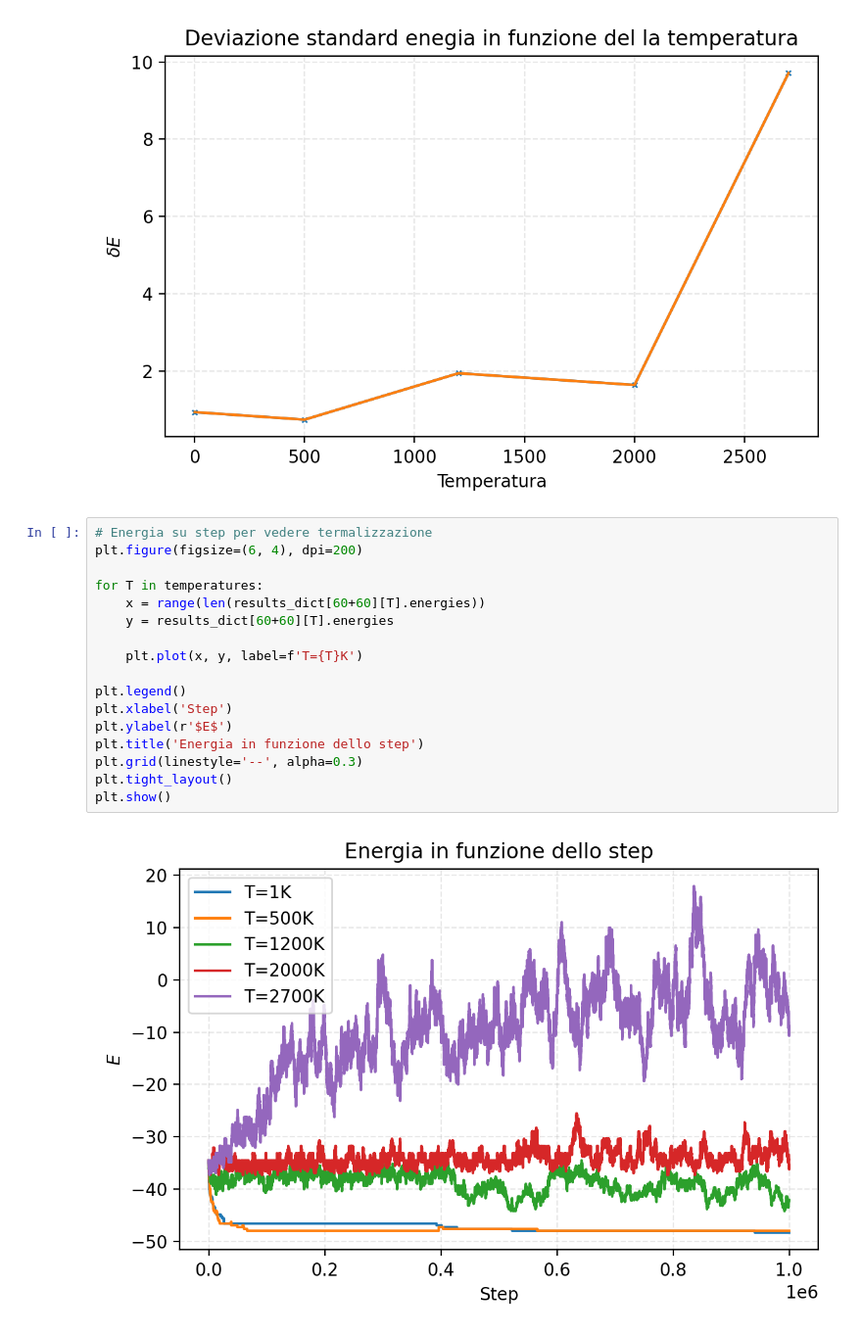
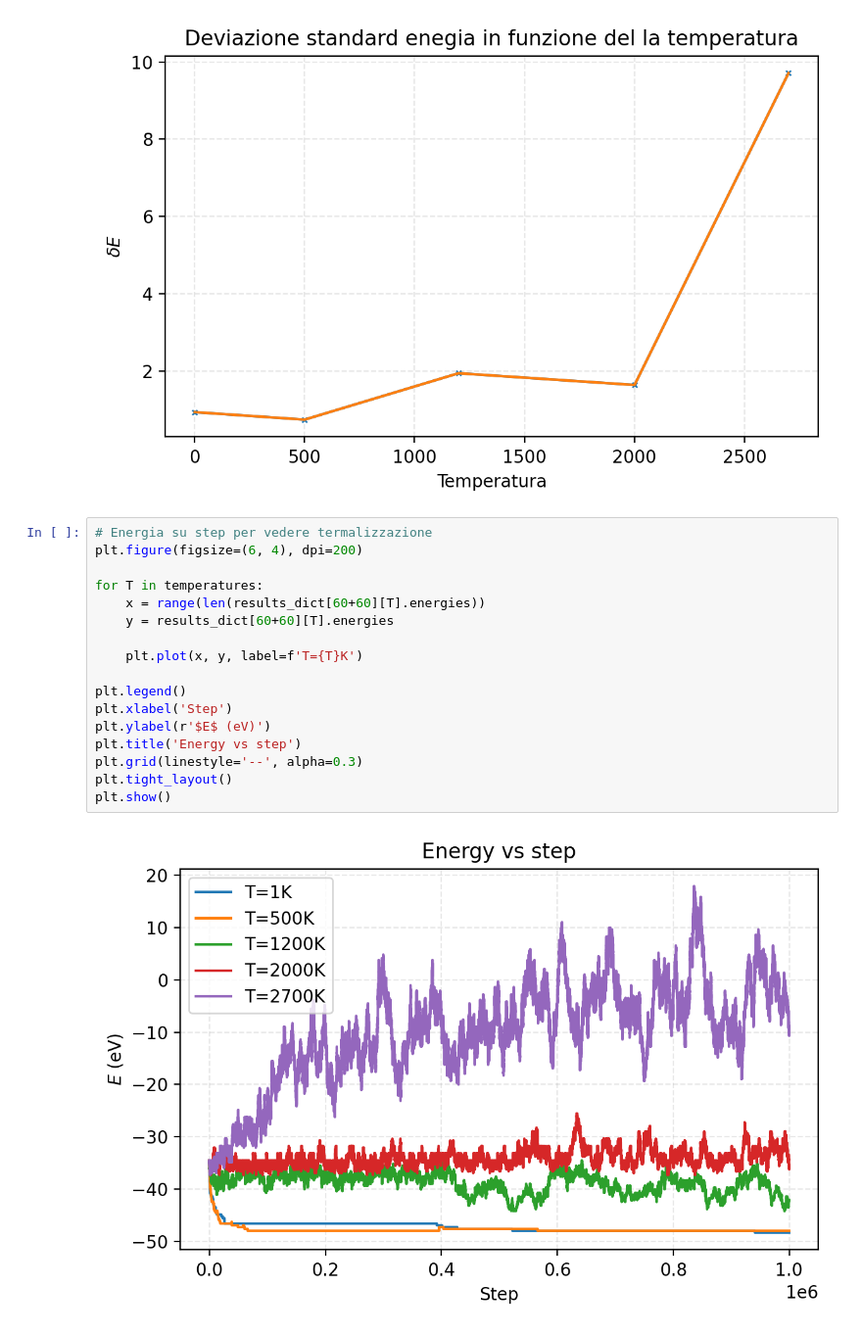
Before and after one commit to zosojack/lab-cms, a Jupyter notebook: zosojack/notebooks/Esercizio2B-MMC/Esercizio2_4_thermalization.ipynb, the cells around one changed output. Shown at 98% size. Drawn from its saved outputs; the diff is of its cells as text.

```diff
--- a/zosojack/notebooks/Esercizio2B-MMC/Esercizio2_4_thermalization.ipynb
+++ b/zosojack/notebooks/Esercizio2B-MMC/Esercizio2_4_thermalization.ipynb
@@ -132,19 +132,19 @@ plt.show()
 # %%
 # Energia su step per vedere termalizzazione
 plt.figure(figsize=(6, 4), dpi=200)
 
 for T in temperatures:
     x = range(len(results_dict[60+60][T].energies))
     y = results_dict[60+60][T].energies
 
     plt.plot(x, y, label=f'T={T}K')
 
 plt.legend()
 plt.xlabel('Step')
-plt.ylabel(r'$E$')
-plt.title('Energia in funzione dello step')
+plt.ylabel(r'$E$ (eV)')
+plt.title('Energy vs step')
 plt.grid(linestyle='--', alpha=0.3)
 plt.tight_layout()
 plt.show()
 # %% [output]
-[figure, old version]
+[figure, new version]
```
Also changed, not shown: parts of 1 cell of this notebook, 11 other files.
